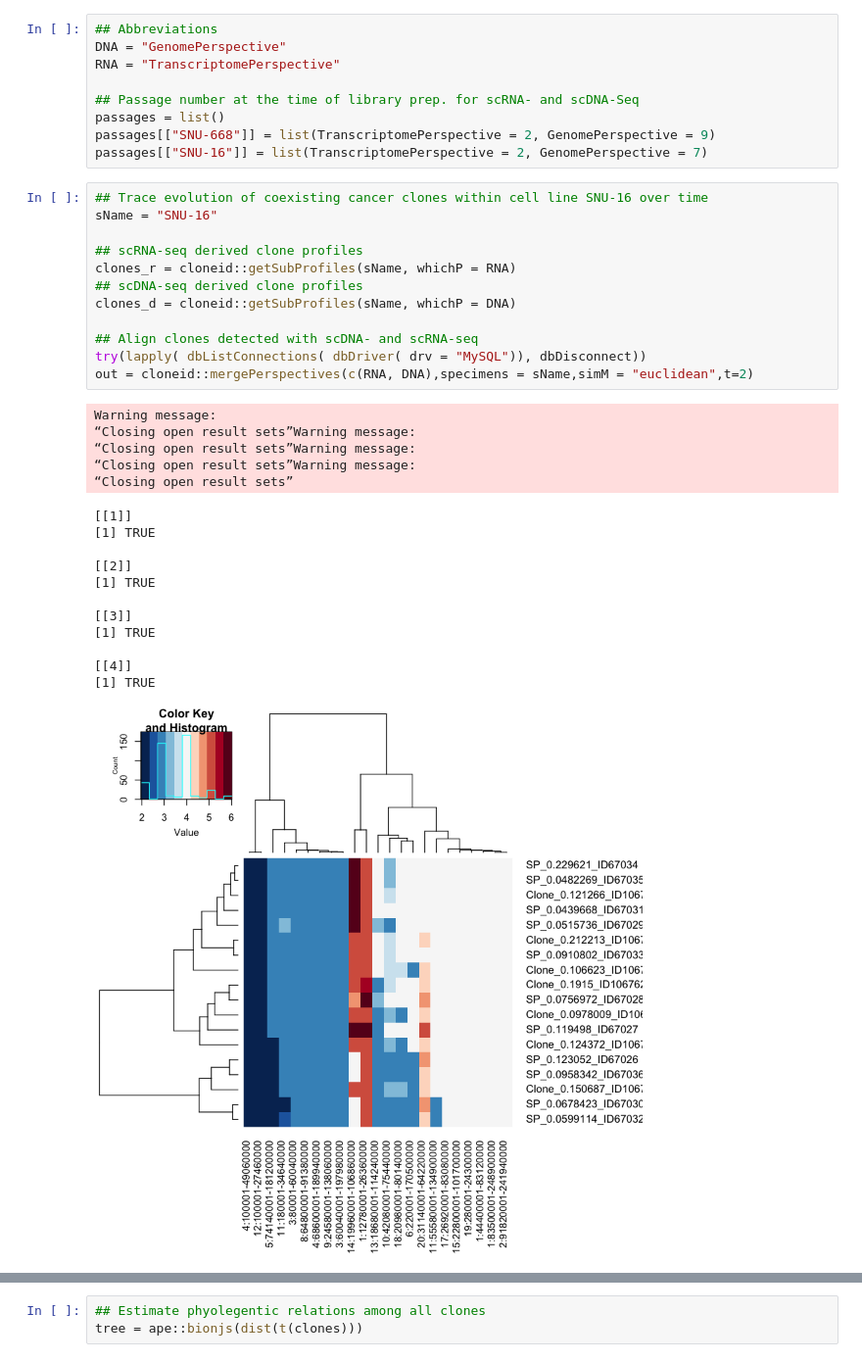
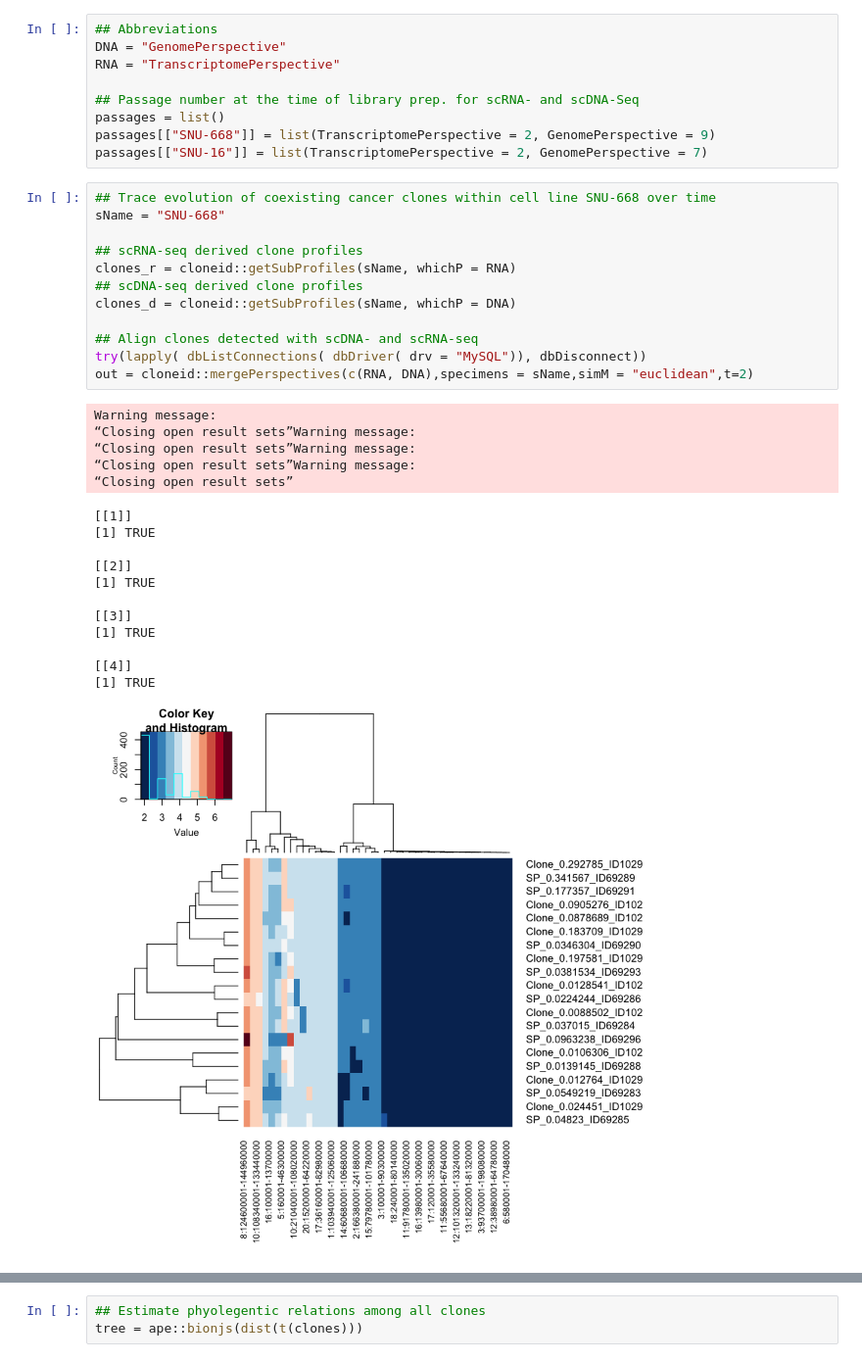
Before and after one commit to noemiandor/cloneid, a Jupyter notebook: CLONEID_applicationExample_CLs.ipynb, the cells around one changed output, grey strips where cells are left out. Shown at 98% size. Saved outputs shown, nothing was run; the diff lists cells and outputs as text.

Commit message:
CLONEID applicationExample -- SNU-668 instead of SNU-16

```diff
--- a/CLONEID_applicationExample_CLs.ipynb
+++ b/CLONEID_applicationExample_CLs.ipynb
@@ -53,35 +37,35 @@ passages = list()
 passages[["SNU-668"]] = list(TranscriptomePerspective = 2, GenomePerspective = 9)
 passages[["SNU-16"]] = list(TranscriptomePerspective = 2, GenomePerspective = 7)
 # %%
-## Trace evolution of coexisting cancer clones within cell line SNU-16 over time
-sName = "SNU-16"
+## Trace evolution of coexisting cancer clones within cell line SNU-668 over time
+sName = "SNU-668"
 
 ## scRNA-seq derived clone profiles
 clones_r = cloneid::getSubProfiles(sName, whichP = RNA)
 ## scDNA-seq derived clone profiles
 clones_d = cloneid::getSubProfiles(sName, whichP = DNA)
 
 ## Align clones detected with scDNA- and scRNA-seq
 try(lapply( dbListConnections( dbDriver( drv = "MySQL")), dbDisconnect))
 out = cloneid::mergePerspectives(c(RNA, DNA),specimens = sName,simM = "euclidean",t=2)
 # %% [output]
 Warning message:
 “Closing open result sets”Warning message:
 “Closing open result sets”Warning message:
 “Closing open result sets”Warning message:
 “Closing open result sets”
 [[1]]
 [1] TRUE
 
 [[2]]
 [1] TRUE
 
 [[3]]
 [1] TRUE
 
 [[4]]
 [1] TRUE
-[figure, old version]
+[figure, new version]
 [1] "Assigning copy number to mutations..."
 [1] "... Done."
 [1] "Assigning copy number to mutations..."
```
Also changed, not shown: parts of 3 cells of this notebook.
